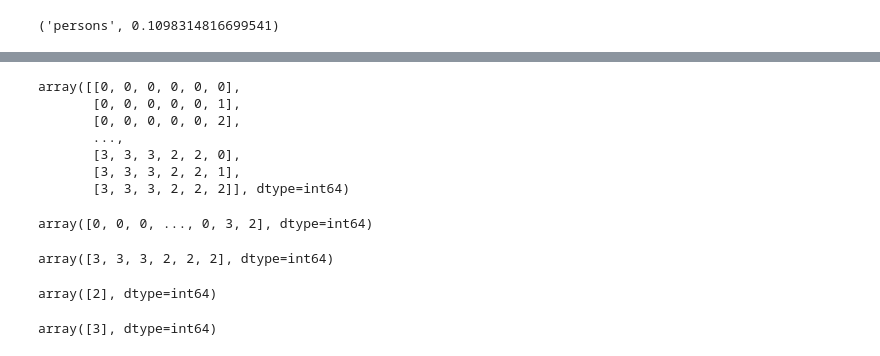
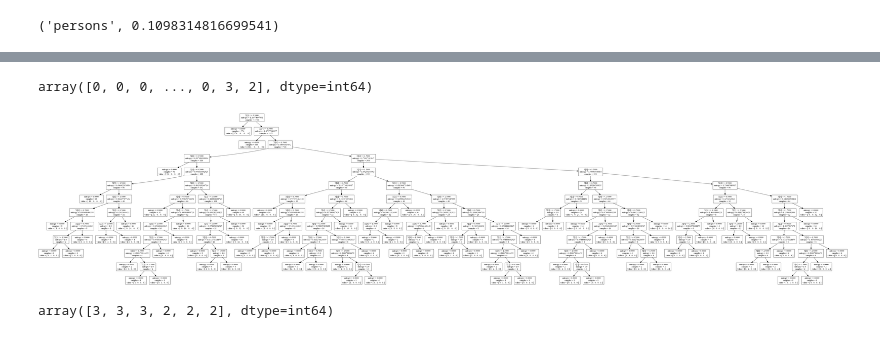
Before and after one commit to kmk4021/data_science, a Jupyter notebook: Homework2_Car_evalluation.ipynb, the cells around one changed output, grey strips where cells are left out. Drawn from its saved outputs; the diff is of its cells as text; code cells hidden in the pictures.

```diff
--- a/Homework2_Car_evalluation.ipynb
+++ b/Homework2_Car_evalluation.ipynb
@@ -583,11 +600 @@ carevaldata = df.iloc[:, 0:6].values
-# %%
-carevaldata
-# %% [output]
-array([[0, 0, 0, 0, 0, 0],
-       [0, 0, 0, 0, 0, 1],
-       [0, 0, 0, 0, 0, 2],
-       ...,
-       [3, 3, 3, 2, 2, 0],
-       [3, 3, 3, 2, 2, 1],
-       [3, 3, 3, 2, 2, 2]], dtype=int64)
 # %%
@@ -601,3 +609,8 @@ clf = clf.fit(carevaldata, carevaltarget)
 # %%
 with open("careval.dot", 'w') as f:
     tree.export_graphviz(clf, out_file = f)
+# %%
+from IPython.display import Image
+Image(filename='carevalluation.png')
+# %% [output]
+[figure, added]
@@ -605,11 +624,3 @@ with open("careval.dot", 'w') as f:
 carevaldata[-1]
 # %% [output]
 array([3, 3, 3, 2, 2, 2], dtype=int64)
-# %%
-clf.predict(carevaldata[-1])
-# %% [output]
-array([2], dtype=int64)
-# %%
-clf.predict(carevaldata[-2])
-# %% [output]
-array([3], dtype=int64)
```
Also changed, not shown: parts of 25 cells of this notebook, 2 other files.
